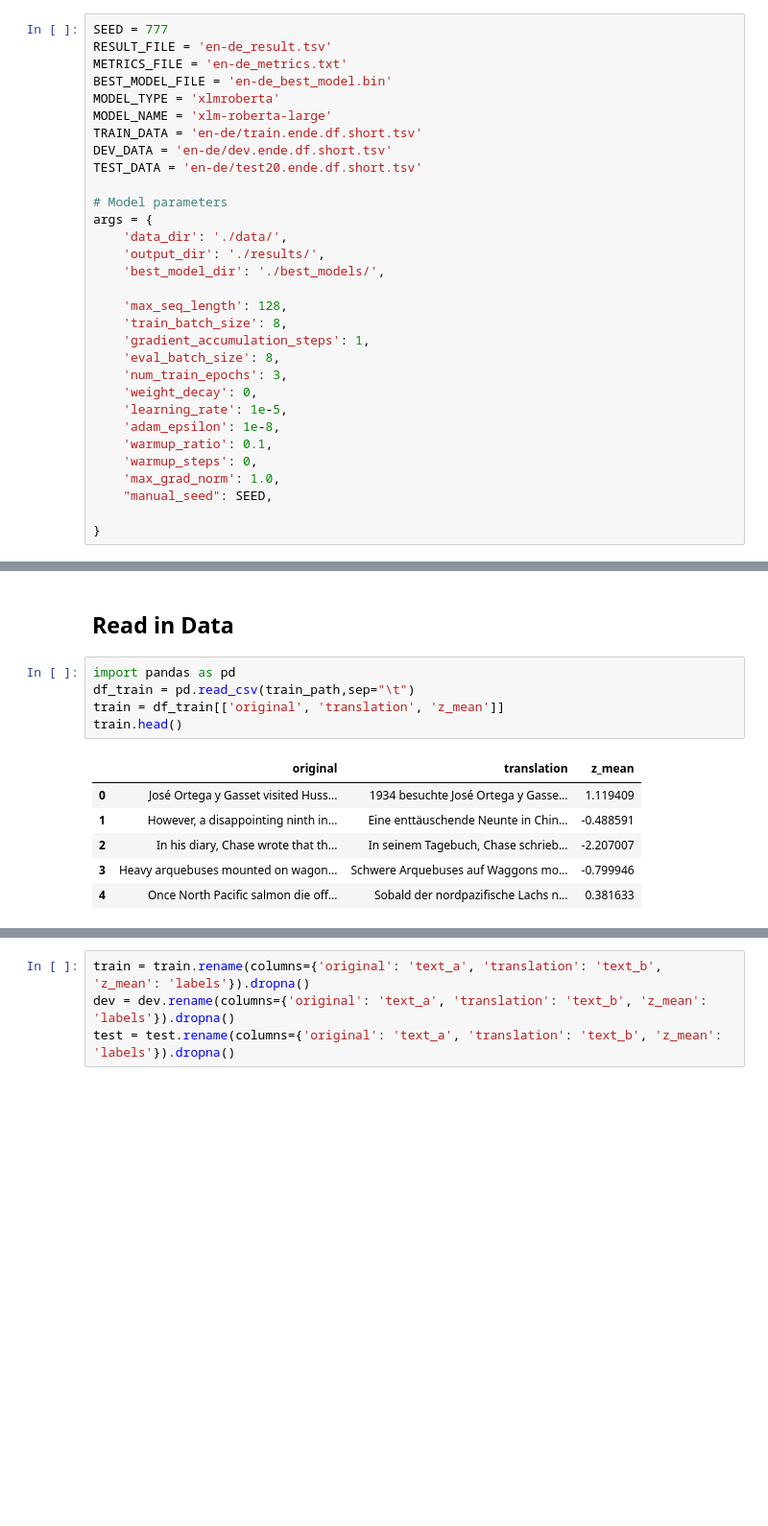
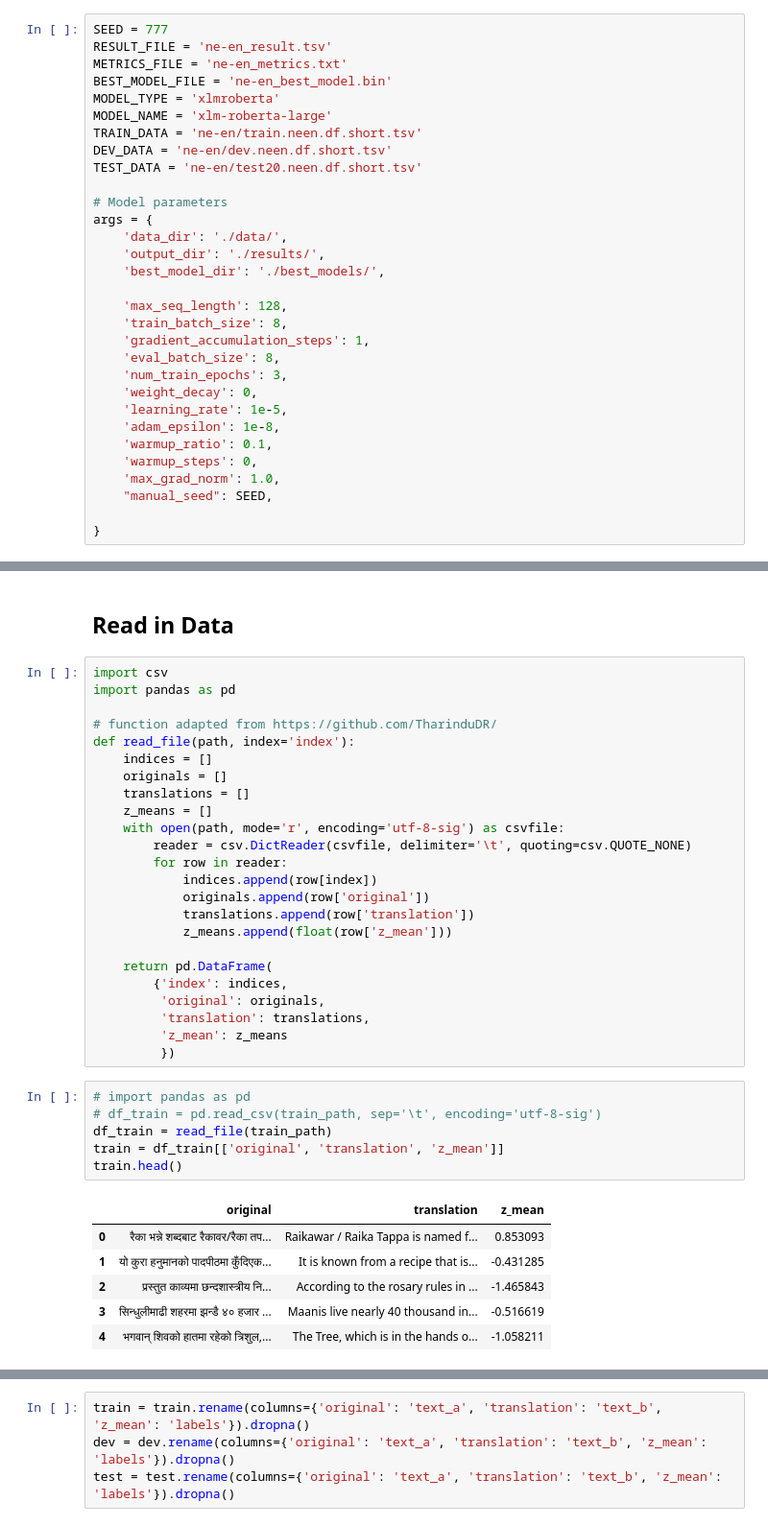
Before and after one commit to haleyrx/qe_project, a Jupyter notebook: transquest.ipynb, the cells around one changed output, grey strips where cells are left out. Shown: that part at 96% size. Drawn from its saved outputs; the diff is of its cells as text; blank space fills up the shorter version.

```diff
--- a/transquest.ipynb
+++ b/transquest.ipynb
@@ -85,14 +76,14 @@ Fri Apr 16 22:11:35 2021
 ### Set up parameters
 # %%
 SEED = 777
-RESULT_FILE = 'en-de_result.tsv'
-METRICS_FILE = 'en-de_metrics.txt'
-BEST_MODEL_FILE = 'en-de_best_model.bin'
+RESULT_FILE = 'ne-en_result.tsv'
+METRICS_FILE = 'ne-en_metrics.txt'
+BEST_MODEL_FILE = 'ne-en_best_model.bin'
 MODEL_TYPE = 'xlmroberta'
 MODEL_NAME = 'xlm-roberta-large'
-TRAIN_DATA = 'en-de/train.ende.df.short.tsv'
-DEV_DATA = 'en-de/dev.ende.df.short.tsv'
-TEST_DATA = 'en-de/test20.ende.df.short.tsv'
+TRAIN_DATA = 'ne-en/train.neen.df.short.tsv'
+DEV_DATA = 'ne-en/dev.neen.df.short.tsv'
+TEST_DATA = 'ne-en/test20.neen.df.short.tsv'
 
 # Model parameters
 args = {
@@ -128,15 +123,40 @@ metrics_path = os.path.join(args['output_dir'], METRICS_FILE)
 # %% [markdown]
 ## Read in Data
+# %%
+import csv
+import pandas as pd
+
+# function adapted from https://github.com/TharinduDR/
+def read_file(path, index='index'):
+    indices = []
+    originals = []
+    translations = []
+    z_means = []
+    with open(path, mode='r', encoding='utf-8-sig') as csvfile:
+        reader = csv.DictReader(csvfile, delimiter='\t', quoting=csv.QUOTE_NONE)
+        for row in reader:
+            indices.append(row[index])
+            originals.append(row['original'])
+            translations.append(row['translation'])
+            z_means.append(float(row['z_mean']))
+
+    return pd.DataFrame(
+        {'index': indices,
+         'original': originals,
+         'translation': translations,
+         'z_mean': z_means
+         })
 # %%
-import pandas as pd
-df_train = pd.read_csv(train_path,sep="\t")
+# import pandas as pd
+# df_train = pd.read_csv(train_path, sep='\t', encoding='utf-8-sig')
+df_train = read_file(train_path)
 train = df_train[['original', 'translation', 'z_mean']]
 train.head()
 # %% [output]
 |  | original | translation | z_mean |
-| 0 | José Ortega y Gasset visited Huss... | 1934 besuchte José Ortega y Gasse... | 1.119409 |
-| 1 | However, a disappointing ninth in... | Eine enttäuschende Neunte in Chin... | -0.488591 |
-| 2 | In his diary, Chase wrote that th... | In seinem Tagebuch, Chase schrieb... | -2.207007 |
-| 3 | Heavy arquebuses mounted on wagon... | Schwere Arquebuses auf Waggons mo... | -0.799946 |
-| 4 | Once North Pacific salmon die off... | Sobald der nordpazifische Lachs n... | 0.381633 |
+| 0 | रैका भन्ने शब्दबाट रैकावर/रैका तप... | Raikawar / Raika Tappa is named f... | 0.853093 |
+| 1 | यो कुरा हनुमानको पादपीठमा कुँदिएक... | It is known from a recipe that is... | -0.431285 |
+| 2 | प्रस्तुत काव्यमा छन्दशास्त्रीय नि... | According to the rosary rules in ... | -1.465843 |
+| 3 | सिन्धुलीमाढी शहरमा झन्डै ४० हजार ... | Maanis live nearly 40 thousand in... | -0.516619 |
+| 4 | भगवान् शिवको हातमा रहेको त्रिशुल,... | The Tree, which is in the hands o... | -1.058211 |
 # %%
```
Also changed, not shown: parts of 12 cells of this notebook.
